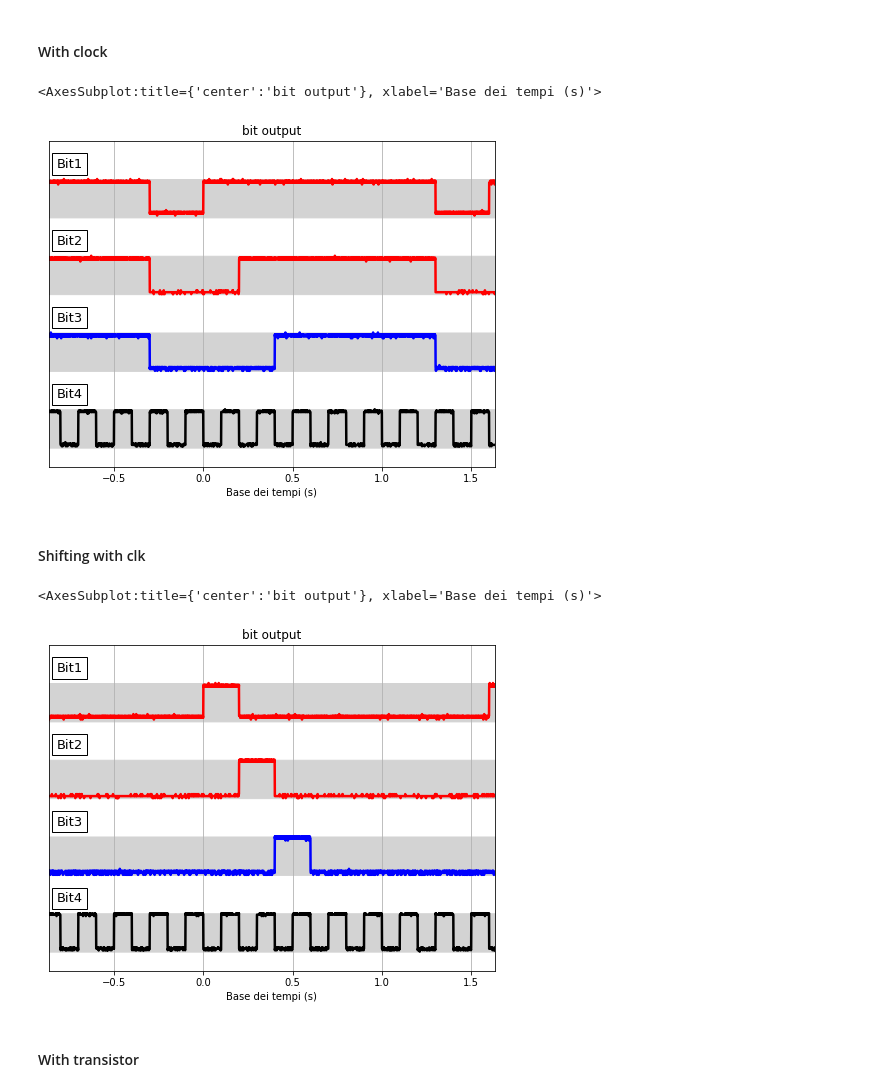
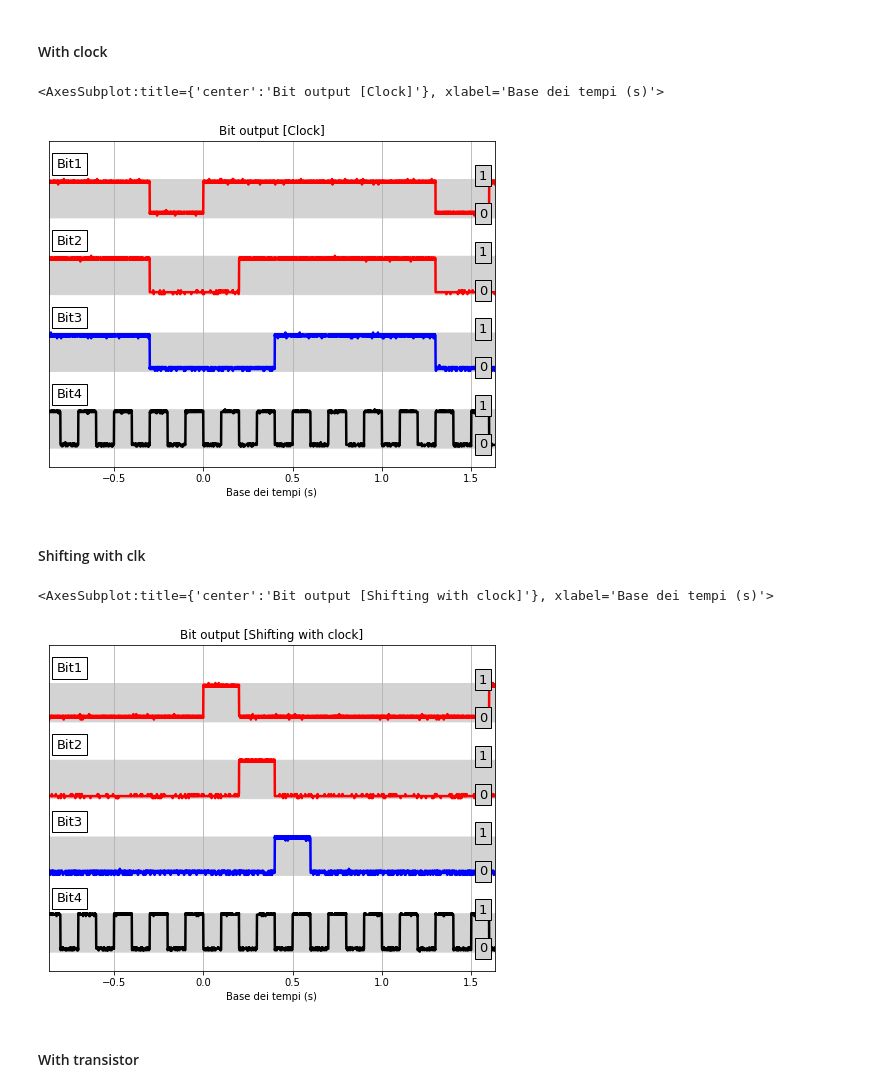
Before and after one commit to valeriopagliarino/Electronics-2021-UNITO-Public, a Jupyter notebook: analysis/2_AND_JK_BJT.ipynb, the cells around one changed output. Saved outputs shown, nothing was run; the diff lists cells and outputs as text; code cells hidden in the pictures.

Commit message:
AND JK BJT logic plot

```diff
--- a/analysis/2_AND_JK_BJT.ipynb
+++ b/analysis/2_AND_JK_BJT.ipynb
@@ -127,8 +127,10 @@ def plotLogicLevel(ch1, ch1_name, ch2, ch2_name, ch3, ch3_name, timebase, clock_
    #ax.hlines(-2, -0.6, 0.6, color = "black", linestyle="--")
    #ax.hlines(-3, -0.6, 0.6, color = "black", linestyle="--")
    ax.fill_between(timebase, -2, -3, color="lightgray")
+
    ax.text(-0.47,-2 + 0.3, "Clock", fontsize=13, bbox=dict(facecolor='white', alpha=1))
    ax.fill_between(timebase, -1, +0, color="lightgray")
+   ax.text(0.47,-2 + 0.3, "0", fontsize=13, bbox=dict(facecolor='white', alpha=1))
    ax.text(-0.47, + 0.3, ch3_name, fontsize=13, bbox=dict(facecolor='white', alpha=1))
    ax.fill_between(timebase, +1, +2, color="lightgray")
    ax.text(-0.47, +2 + 0.3, ch2_name, fontsize=13, bbox=dict(facecolor='white', alpha=1))
@@ -137,7 +139,7 @@ def plotLogicLevel(ch1, ch1_name, ch2, ch2_name, ch3, ch3_name, timebase, clock_
    ax.grid()
    return ax
 
-def plotLogicLevelNoClock_3ch(ch1, ch1_name, ch2, ch2_name, ch3, ch3_name, ch4, ch4_name, timebase, time_div = 0.1, titl = "Livelli logici"):
+def plotLogicLevelNoClock_3ch(ch1, ch1_name, ch2, ch2_name, ch3, ch3_name, timebase, time_in, time_out, titl = "Livelli logici"):
     fig, ax  = plt.subplots(figsize=(8,6))
     #ax.plot(timebase, ch4 - 3, color="black", linewidth=2.5)
     ax.plot(timebase, ch3 - 1, color="blue", linewidth=2.5)
@@ -145,7 +147,7 @@ def plotLogicLevelNoClock_3ch(ch1, ch1_name, ch2, ch2_name, ch3, ch3_name, ch4,
     ax.plot(timebase, ch1 + 3, color="red", linewidth=2.5)
     ax.get_yaxis().set_visible(False)
     plt.xlabel("Base dei tempi (s)")
-    plt.xlim([time_div * -5., time_div * 5.])
+    plt.xlim([time_in, time_out])
     plt.ylim([-1.5,  5])
     plt.title(titl)
 
@@ -154,15 +156,22 @@ def plotLogicLevelNoClock_3ch(ch1, ch1_name, ch2, ch2_name, ch3, ch3_name, ch4,
     #ax.fill_between(timebase, -2, -3, color="lightgray")
     #ax.text(-0.47,-2 + 0.3, "$\overline{Q}$", fontsize=13, bbox=dict(facecolor='white', alpha=1))
     ax.fill_between(timebase, -1, +0, color="lightgray")
-    ax.text(-0.23, + 0.3, ch3_name, fontsize=13, bbox=dict(facecolor='white', alpha=1))
+    ax.text(.95*time_in, + 0.3, ch3_name, fontsize=13, bbox=dict(facecolor='white', alpha=1))
     ax.fill_between(timebase, +1, +2, color="lightgray")
-    ax.text(-0.23, +2 + 0.3, ch2_name, fontsize=13, bbox=dict(facecolor='white', alpha=1))
+    ax.text(.95*time_in, +2 + 0.3, ch2_name, fontsize=13, bbox=dict(facecolor='white', alpha=1))
     ax.fill_between(timebase, +3, +4, color="lightgray")
-    ax.text(-0.23, +4 + 0.3, ch1_name, fontsize=13, bbox=dict(facecolor='white', alpha=1))
+    ax.text(.95*time_in, +4 + 0.3, ch1_name, fontsize=13, bbox=dict(facecolor='white', alpha=1))
+    ax.text(0.945*time_out,-1, "0", fontsize=13, bbox=dict(facecolor='lightgray', alpha=1))
+    ax.text(0.945*time_out,0, "1", fontsize=13, bbox=dict(facecolor='lightgray', alpha=1))
+    ax.text(0.945*time_out,1, "0", fontsize=13, bbox=dict(facecolor='lightgray', alpha=1))
+    ax.text(0.945*time_out,2, "1", fontsize=13, bbox=dict(facecolor='lightgray', alpha=1))
+    ax.text(0.945*time_out,3, "0", fontsize=13, bbox=dict(facecolor='lightgray', alpha=1))
+    ax.text(0.945*time_out,4, "1", fontsize=13, bbox=dict(facecolor='lightgray', alpha=1))
     ax.grid()
     return ax
+    plt.savefig(f"{OUTPUTDIR}/"+titl+".pdf")
 
-def plotLogicLevelNoClock(ch1, ch1_name, ch2, ch2_name, ch3, ch3_name, ch4, ch4_name, timebase, time_in, time_out, titl = "Livelli logici"):
+def plotLogicLevelNoClock(ch1, ch1_name, ch2, ch2_name, ch3, ch3_name, ch4, ch4_name, timebase, time_in, time_out,flag, titl = "Livelli logici"):
     fig, ax  = plt.subplots(figsize=(8,6))
     ax.plot(timebase, ch4 - 3, color="black", linewidth=2.5)
     ax.plot(timebase, ch3 - 1, color="blue", linewidth=2.5)
@@ -184,8 +193,26 @@ def plotLogicLevelNoClock(ch1, ch1_name, ch2, ch2_name, ch3, ch3_name, ch4, ch4_
     ax.text(.95*time_in, +2 + 0.3, ch2_name, fontsize=13, bbox=dict(facecolor='white', alpha=1))
     ax.fill_between(timebase, +3, +4, color="lightgray")
     ax.text(.95*time_in, +4 + 0.3, ch1_name, fontsize=13, bbox=dict(facecolor='white', alpha=1))
+
+    if flag==1 :
+        ax.text(0.945*time_out,-3, "0", fontsize=13, bbox=dict(facecolor='lightgray', alpha=1))
+        ax.text(0.945*time_out,-2, "1", fontsize=13, bbox=dict(facecolor='lightgray', alpha=1))
+        ax.text(0.945*time_out,-1, "0", fontsize=13, bbox=dict(facecolor='lightgray', alpha=1))
+        ax.text(0.945*time_out,0, "1", fontsize=13, bbox=dict(facecolor='lightgray', alpha=1))
+        ax.text(0.945*time_out,1, "0", fontsize=13, bbox=dict(facecolor='lightgray', alpha=1))
+        ax.text(0.945*time_out,2, "1", fontsize=13, bbox=dict(facecolor='lightgray', alpha=1))
+        ax.text(0.945*time_out,3, "0", fontsize=13, bbox=dict(facecolor='lightgray', alpha=1))
+        ax.text(0.945*time_out,4, "1", fontsize=13, bbox=dict(facecolor='lightgray', alpha=1))
+    else:
+        ax.text(0.945*time_out,-1, "0", fontsize=13, bbox=dict(facecolor='lightgray', alpha=1))
+        ax.text(0.945*time_out,0, "1", fontsize=13, bbox=dict(facecolor='lightgray', alpha=1))
+        ax.text(0.945*time_out,1, "0", fontsize=13, bbox=dict(facecolor='lightgray', alpha=1))
+        ax.text(0.945*time_out,2, "1", fontsize=13, bbox=dict(facecolor='lightgray', alpha=1))
+        ax.text(0.945*time_out,3, "0", fontsize=13, bbox=dict(facecolor='lightgray', alpha=1))
+        ax.text(0.945*time_out,4, "1", fontsize=13, bbox=dict(facecolor='lightgray', alpha=1))
     ax.grid()
     return ax
+    plt.savefig(f"{OUTPUTDIR}/"+titl+".pdf")
 # %% [markdown]
 ### NAND transfer function
 # %%
@@ -385,10 +410,10 @@ time_4_D2 = CH4_D2['Data'].to_numpy().transpose()[0]
 sig_4_D2 = CH4_D2['Data'].to_numpy().transpose()[1]
 # %%
 plotLogicLevelNoClock(sig_1_D2/sig_1_D2.max(), "Bit1", sig_2_D2/sig_2_D2.max(), "Bit2", sig_3_D2/sig_3_D2.max(), "Bit3", sig_4_D2/sig_4_D2.max(), "Bit4",
-                            time_1_D2,time_1_D2[0], time_1_D2[len(time_1_D2)-1], titl = 'bit output')
+                            time_1_D2,time_1_D2[0], time_1_D2[len(time_1_D2)-1],1, titl = 'Bit output [Clock]')
 # %% [output]
-<AxesSubplot:title={'center':'bit output'}, xlabel='Base dei tempi (s)'>
+<AxesSubplot:title={'center':'Bit output [Clock]'}, xlabel='Base dei tempi (s)'>
-[figure, old version]
+[figure, new version]
 # %% [markdown]
 #### Shifting with clk
 # %%
@@ -407,10 +432,10 @@ time_4_D3= CH4_D3['Data'].to_numpy().transpose()[0]
 sig_4_D3 = CH4_D3['Data'].to_numpy().transpose()[1]
 # %%
 plotLogicLevelNoClock(sig_1_D3/sig_1_D3.max(), "Bit1", sig_2_D3/sig_2_D3.max(), "Bit2", sig_3_D3/sig_3_D3.max(), "Bit3", sig_4_D3/sig_4_D3.max(), "Bit4",
-                            time_1_D3,time_1_D3[0], time_1_D3[len(time_1_D3)-1], titl = 'bit output')
+                            time_1_D3,time_1_D3[0], time_1_D3[len(time_1_D3)-1],1, titl = 'Bit output [Shifting with clock]')
 # %% [output]
-<AxesSubplot:title={'center':'bit output'}, xlabel='Base dei tempi (s)'>
+<AxesSubplot:title={'center':'Bit output [Shifting with clock]'}, xlabel='Base dei tempi (s)'>
-[figure, old version]
+[figure, new version]
 # %% [markdown]
 #### With transistor
 # %%
```
Also changed, not shown: parts of 8 cells of this notebook.
